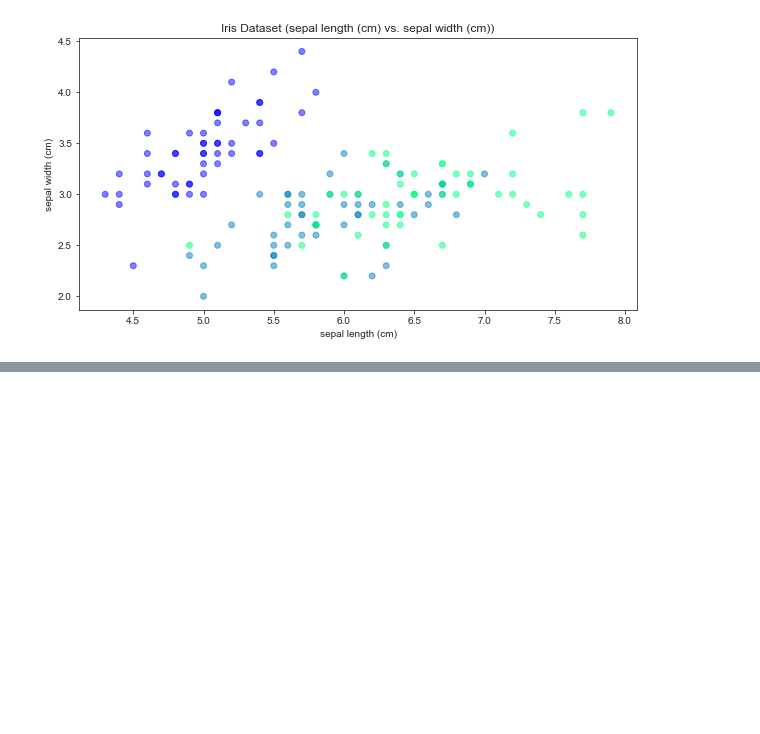
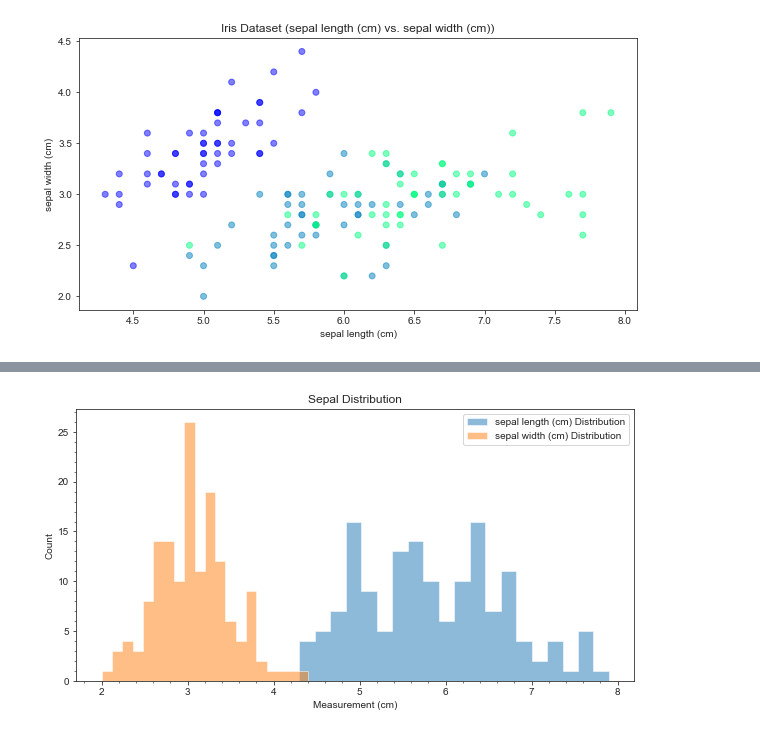
Before and after one commit to miroadamy-practice/s-oly-lt-jupyter-notebook-foundations, a Jupyter notebook: notebooks/2_Visualizations.ipynb, the cells around one changed output, grey strips where cells are left out. Saved outputs shown, nothing was run; the diff lists cells and outputs as text; code cells hidden in the pictures; blank space fills up the shorter version.

```diff
--- a/notebooks/2_Visualizations.ipynb
+++ b/notebooks/2_Visualizations.ipynb
@@ -133,0 +165,21 @@ plt.title("Iris Dataset (%s vs. %s)" % (x_column_name, y_column_name));
+# %%
+import seaborn as sns
+sns.set_style("ticks")
+plt.figure(figsize=(10,5))
+
+#First plot the first column
+first_column = iris.data[:, 0]
+first_column_name = iris.feature_names[0]
+plt.hist(first_column, bins=20, alpha=0.5, histtype='stepfilled', label="%s Distribution" % first_column_name);
+
+first_column = iris.data[:, 1]
+first_column_name = iris.feature_names[1]
+plt.hist(first_column, bins=20, alpha=0.5, histtype='stepfilled', label="%s Distribution" % first_column_name);
+
+plt.title("Sepal Distribution")
+plt.xlabel("Measurement (cm)")
+plt.ylabel("Count")
+plt.minorticks_on()
+plt.legend();
+# %% [output]
+[figure, added]
```
Also changed, not shown: parts of 8 cells of this notebook, 1 other file.
